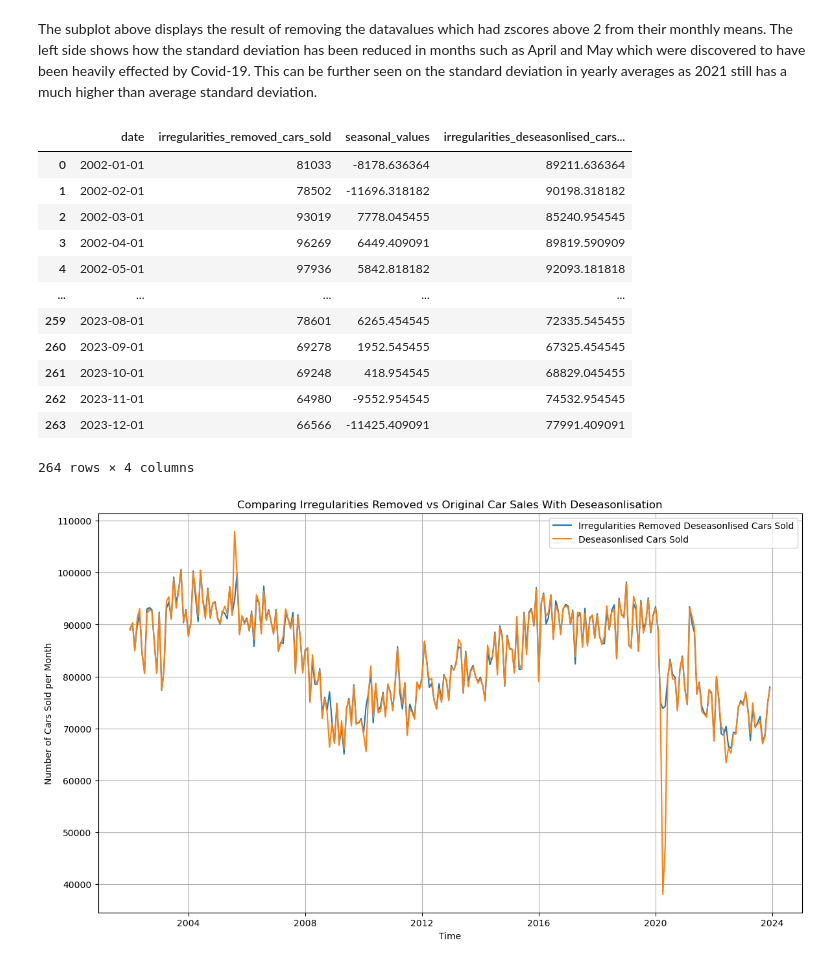
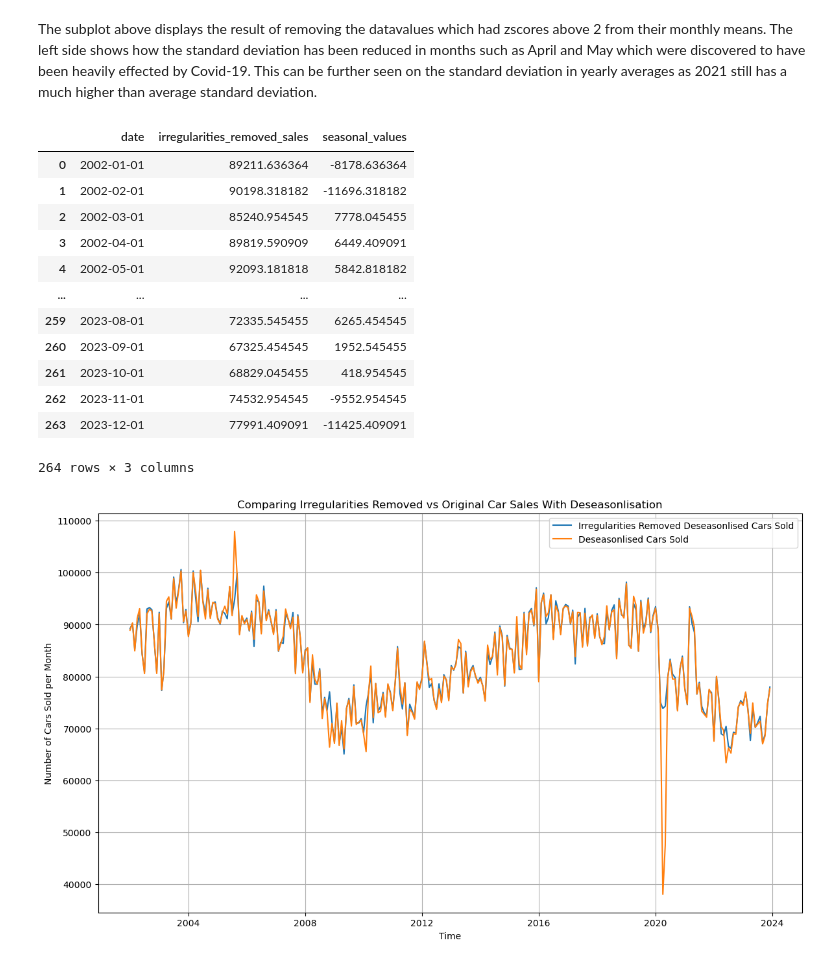
Before and after one commit to bennicholson2/Maryland-Automotive-Industry, a Jupyter notebook: analysis_chapters/02_seasonal_decomposition.ipynb, the cells around one changed output. Saved outputs shown, nothing was run; the diff lists cells and outputs as text; code cells hidden in the pictures.

Commit message:
total cars sold seasonal decomposition complete

```diff
--- a/analysis_chapters/02_seasonal_decomposition.ipynb
+++ b/analysis_chapters/02_seasonal_decomposition.ipynb
@@ -377,7 +389,7 @@ Observations:
 The first component of total cars sold is the seasonality. Seasonality is understood by looking at the average number of cars sold per month. This helps to break down changes within data that happened on recurring time periods such as a yearly seasonality. It is also will be an important aspect to understand when forecasting sales. This should be the first step as it takes away a lot of the noise that takes place throughout the year and tries to focus on the overall movement of data instead.
 # %%
 # get the monthly mean values of cars sold
-monthly_sales_data = create_monthly_data(sales_data,'total_cars_sold',sales_data.index)
+monthly_sales_data = create_monthly_data(sales_data,'total_cars_sold',sales_data.index,'2002','2024')
 monthly_sales_data
 # %% [output]
 |  | January | February | March | April | May | June | July | August | September | October | November | ... |
@@ -510,20 +541,26 @@ zscores greater than 2 will have their values replace with the seasonal value th
 # %%
 import math
 
-# create a copy of the original data frame
+# Create a copy of the original data frame
 monthly_sales_data_irregularities_removed = monthly_sales_data.copy()
 
-# create mean data for each year
+# Create mean data for each year
 yearly_mean = monthly_sales_data.mean(axis=1)
 
-# create an array of values
+# Create an array of values
 expected_values = []
 
-# iterate over the data where the seasonality z score is true
-for index,row in monthly_sales_data_irregularities_removed.iterrows(): # iterate over the rows
-    for col in monthly_sales_data_irregularities_removed: # iterate over the columns
-            if seasonality_zscore.loc[index,col] == True:
-                monthly_sales_data_irregularities_removed.loc[index,col] = math.ceil(seasonal_monthly[col]) + math.ceil(yearly_mean[index]) # mean of year zscore is in
-                expected_values.append(seasonal_monthly[col] + yearly_mean[index])
+# Iterate over the data where the seasonality z score is true
+for index, row in monthly_sales_data_irregularities_removed.iterrows():  # iterate over the rows
+    for col in monthly_sales_data_irregularities_removed:  # iterate over the columns
+        if seasonality_zscore.loc[index, col] == True:
+            found_value = monthly_sales_data_irregularities_removed.loc[index, col]
+            replacement_value = math.ceil(seasonal_monthly[col]) + math.ceil(yearly_mean[index])
+
+            print(f"Found: {found_value} at ({index}, {col}), Replacing with: {replacement_value}")
+
+            monthly_sales_data_irregularities_removed.loc[index, col] = replacement_value
+            expected_values.append((seasonal_monthly[col] + yearly_mean[index], (col, index)))
+
 monthly_sales_data_irregularities_removed
 # %% [output]
@@ -570,11 +590,7 @@ True values are at the following positions (row, column, value):
 # %%
 # convert the monthly wide data to long format
-sales_data_irregularities_removed = convert_to_long_format(monthly_sales_data_irregularities_removed,2002)
+sales_data_irregularities_removed = convert_to_long_format(monthly_sales_data_irregularities_removed,'2002','2024','irregularities_removed_sales','M')
 
-# sort by date
-sales_data_irregularities_removed.sort_values(by='date',inplace=True)
+sales_data_irregularities_removed.index = sales_data_irregularities_removed.index - pd.offsets.MonthBegin(1)
 
-sales_data_irregularities_removed.rename(columns={'total': 'irregularities_removed_cars_sold'}, inplace=True)
-
-# set index to date
-sales_data_irregularities_removed.set_index('date',inplace=True)
+sales_data_irregularities_removed
@@ -581,6 +612,6 @@ sales_data_irregularities_removed.set_index('date',inplace=True)
 # %%
 # create new seasonal values with irregularities removed
-seasonal_monthly_irregularities_removed = monthly_sales_data_irregularities_removed.mean() - sales_data_irregularities_removed['irregularities_removed_cars_sold'].mean()
+seasonal_monthly_irregularities_removed = monthly_sales_data_irregularities_removed.mean() - sales_data_irregularities_removed['irregularities_removed_sales'].mean()
 
 plot_multiple_series(months,[seasonal_monthly_irregularities_removed,seasonal_monthly],['Seasonal Values Irregularities Removed','Seasonal Values'],
                      'Comparing Seasonal Values with Irregularities Removed','Month','Seasonal Cars Sold')
@@ -619,32 +650,32 @@ The subplot above displays the result of removing the datavalues which had zscor
 # %%
 # get month name
 sales_data_irregularities_removed.reset_index(inplace=True)
 
 # deseasonilise irregularities removed data
 sales_data_irregularities_removed_deseasonlised = sales_data_irregularities_removed.copy()
 
 sales_data_irregularities_removed_deseasonlised['month'] = sales_data_irregularities_removed['date'].dt.month_name()
 
 sales_data_irregularities_removed_deseasonlised['seasonal_values'] = sales_data_irregularities_removed_deseasonlised['month'].map(seasonal_monthly_irregularities_removed)
 
-sales_data_irregularities_removed_deseasonlised['irregularities_deseasonlised_cars_sold'] = sales_data_irregularities_removed_deseasonlised['irregularities_removed_cars_sold'] - sales_data_irregularities_removed_deseasonlised['seasonal_values']
+sales_data_irregularities_removed_deseasonlised['irregularities_removed_sales'] -= sales_data_irregularities_removed_deseasonlised['seasonal_values']
 
 sales_data_irregularities_removed_deseasonlised.drop(columns='month',inplace=True)
 
 sales_data_irregularities_removed_deseasonlised
 # %% [output]
-|  | date | irregularities_removed_cars_sold | seasonal_values | irregularities_deseasonlised_cars... |
-| 0 | 2002-01-01 | 81033 | -8178.636364 | 89211.636364 |
-| 1 | 2002-02-01 | 78502 | -11696.318182 | 90198.318182 |
-| 2 | 2002-03-01 | 93019 | 7778.045455 | 85240.954545 |
-| 3 | 2002-04-01 | 96269 | 6449.409091 | 89819.590909 |
-| 4 | 2002-05-01 | 97936 | 5842.818182 | 92093.181818 |
-| ... | ... | ... | ... | ... |
-| 259 | 2023-08-01 | 78601 | 6265.454545 | 72335.545455 |
-| 260 | 2023-09-01 | 69278 | 1952.545455 | 67325.454545 |
-| 261 | 2023-10-01 | 69248 | 418.954545 | 68829.045455 |
-| 262 | 2023-11-01 | 64980 | -9552.954545 | 74532.954545 |
-| 263 | 2023-12-01 | 66566 | -11425.409091 | 77991.409091 |
+|  | date | irregularities_removed_sales | seasonal_values |
+| 0 | 2002-01-01 | 89211.636364 | -8178.636364 |
+| 1 | 2002-02-01 | 90198.318182 | -11696.318182 |
+| 2 | 2002-03-01 | 85240.954545 | 7778.045455 |
+| 3 | 2002-04-01 | 89819.590909 | 6449.409091 |
+| 4 | 2002-05-01 | 92093.181818 | 5842.818182 |
+| ... | ... | ... | ... |
+| 259 | 2023-08-01 | 72335.545455 | 6265.454545 |
+| 260 | 2023-09-01 | 67325.454545 | 1952.545455 |
+| 261 | 2023-10-01 | 68829.045455 | 418.954545 |
+| 262 | 2023-11-01 | 74532.954545 | -9552.954545 |
+| 263 | 2023-12-01 | 77991.409091 | -11425.409091 |
-264 rows × 4 columns
+264 rows × 3 columns
 # %%
 plot_multiple_series(sales_data['date'],
```
Also changed, not shown: parts of 21 cells of this notebook, 6 other files.
